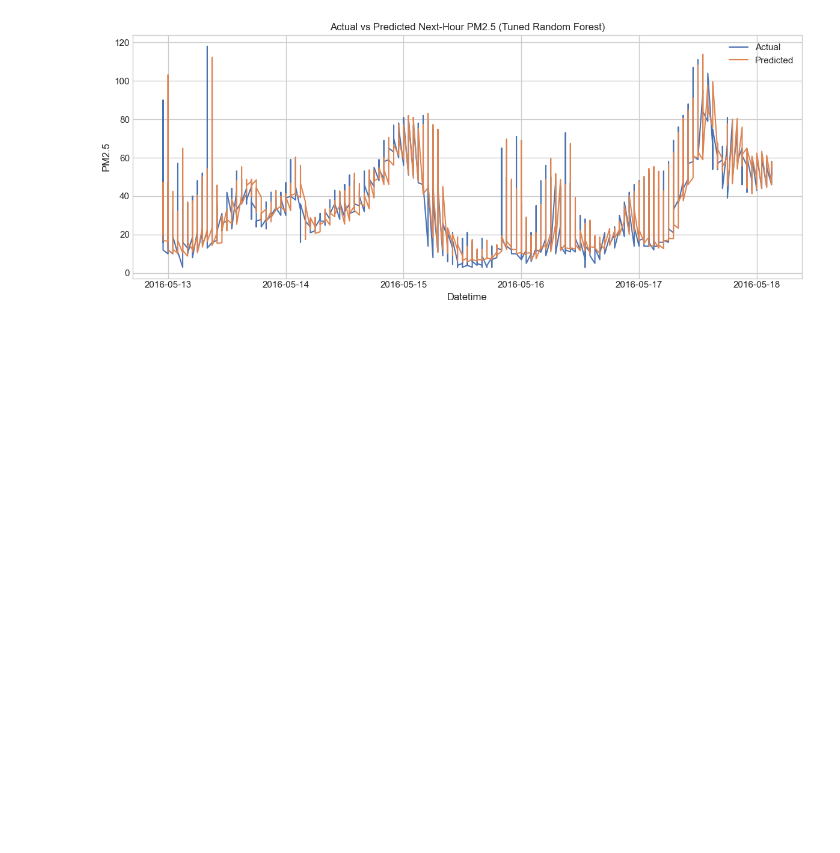
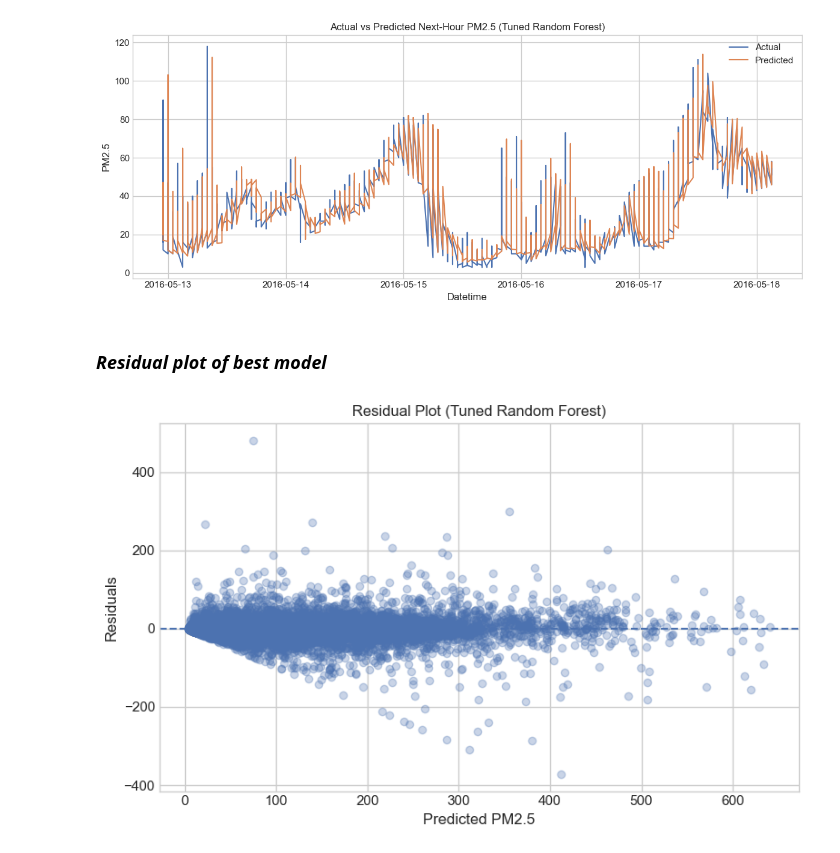
Before and after one commit to agbogunleyefayosope27-gif/CMP7005-PRAC1, a Jupyter notebook: CMP7005.ipynb, the cells around one changed output. Saved outputs shown, nothing was run; the diff lists cells and outputs as text; code cells hidden in the pictures; blank space fills up the shorter version.

Commit message:
Plotted residuals of best model (RF)

```diff
--- a/CMP7005.ipynb
+++ b/CMP7005.ipynb
@@ -953,3 +953,18 @@ plt.tight_layout()
 plt.show()
 # %% [output]
 [figure]
+# %% [markdown]
+### *Residual plot of best model*
+# %%
+residuals = y_test.values - best_pred
+
+plt.figure(figsize=(8, 5))
+plt.scatter(best_pred, residuals, alpha=0.3)
+plt.axhline(0, linestyle="--")
+plt.title(f"Residual Plot ({best_model_name})")
+plt.xlabel("Predicted PM2.5")
+plt.ylabel("Residuals")
+plt.tight_layout()
+plt.show()
+# %% [output]
+[figure, added]
```
